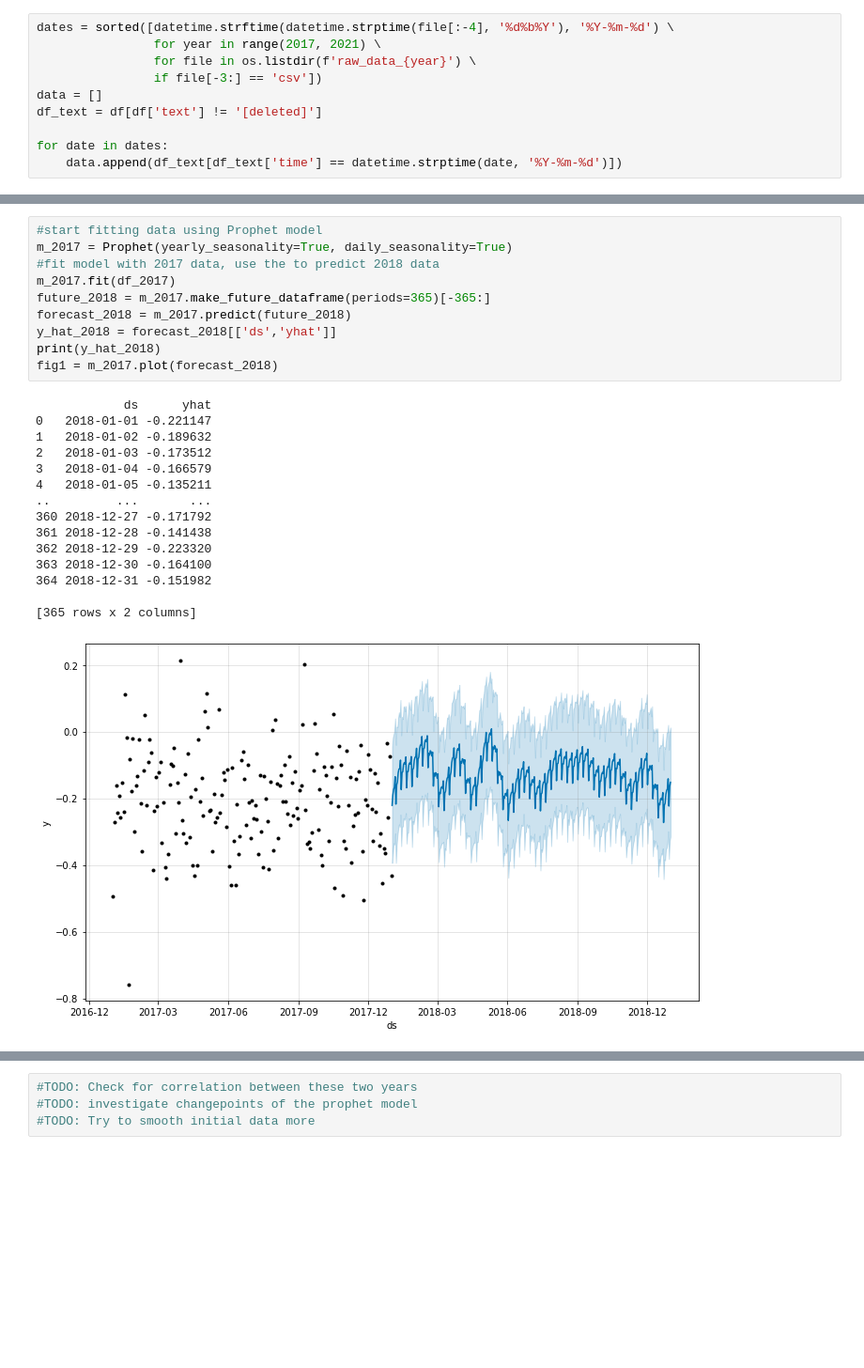
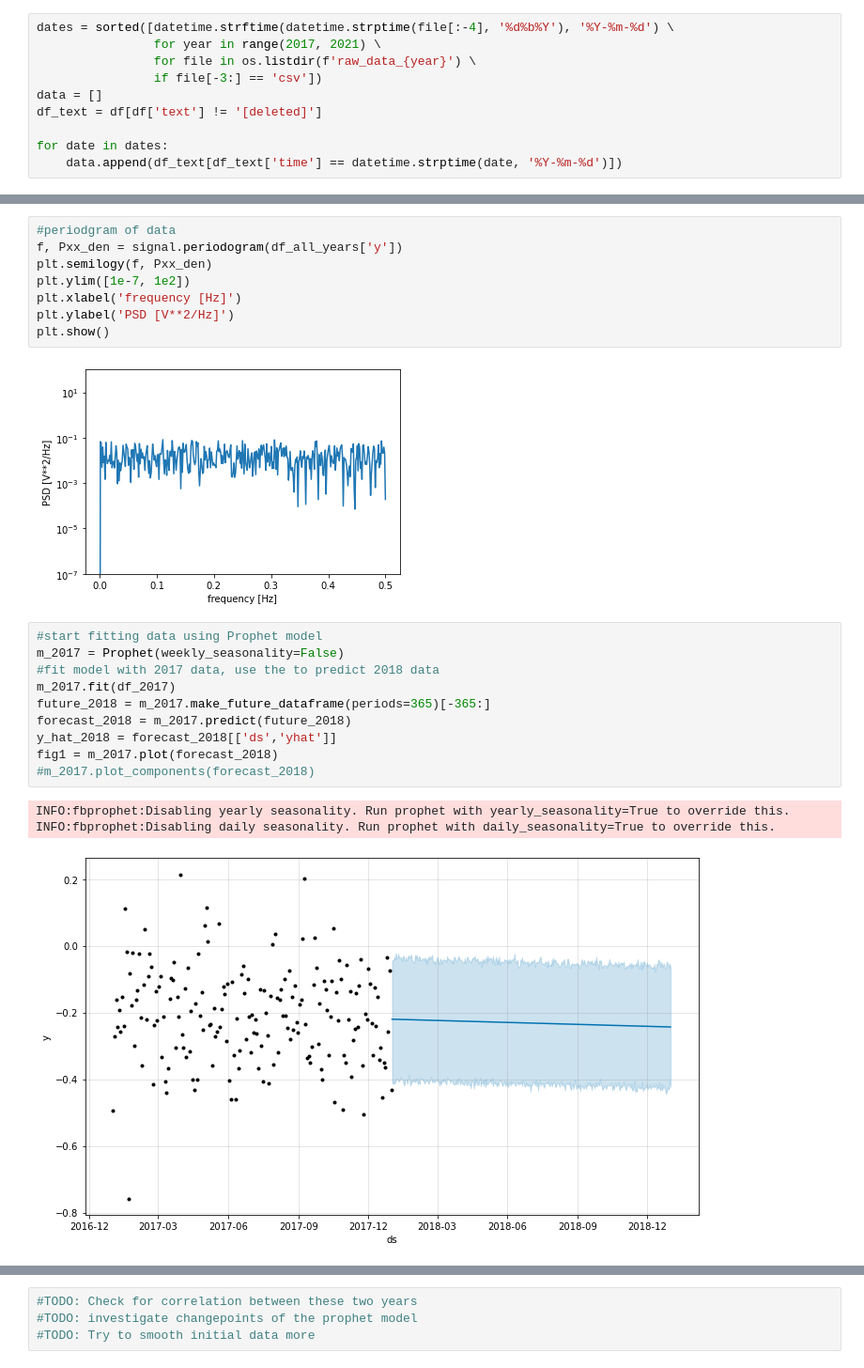
Before and after one commit to bermanjt/RedditMentalHealth, a Jupyter notebook: VADER_Prophet.ipynb, the cells around one changed output, grey strips where cells are left out. Shown at 94% size. Drawn from its saved outputs; the diff is of its cells as text; blank space fills up the shorter version.

Commit message:
Finished calculating correlation between all data, need to smooth using weekly average still

```diff
--- a/VADER_Prophet.ipynb
+++ b/VADER_Prophet.ipynb
@@ -269,29 +242,27 @@ print(df_2020)
+# %%
+#periodgram of data
+f, Pxx_den = signal.periodogram(df_all_years['y'])
+plt.semilogy(f, Pxx_den)
+plt.ylim([1e-7, 1e2])
+plt.xlabel('frequency [Hz]')
+plt.ylabel('PSD [V**2/Hz]')
+plt.show()
+# %% [output]
+[figure, added]
 # %%
 #start fitting data using Prophet model
-m_2017 = Prophet(yearly_seasonality=True, daily_seasonality=True)
+m_2017 = Prophet(weekly_seasonality=False)
 #fit model with 2017 data, use the to predict 2018 data
 m_2017.fit(df_2017)
 future_2018 = m_2017.make_future_dataframe(periods=365)[-365:]
 forecast_2018 = m_2017.predict(future_2018)
 y_hat_2018 = forecast_2018[['ds','yhat']]
-print(y_hat_2018)
 fig1 = m_2017.plot(forecast_2018)
+#m_2017.plot_components(forecast_2018)
 # %% [output]
-            ds      yhat
-0   2018-01-01 -0.221147
-1   2018-01-02 -0.189632
-2   2018-01-03 -0.173512
-3   2018-01-04 -0.166579
-4   2018-01-05 -0.135211
-..         ...       ...
-360 2018-12-27 -0.171792
-361 2018-12-28 -0.141438
-362 2018-12-29 -0.223320
-363 2018-12-30 -0.164100
-364 2018-12-31 -0.151982
-
-[365 rows x 2 columns]
+INFO:fbprophet:Disabling yearly seasonality. Run prophet with yearly_seasonality=True to override this.
+INFO:fbprophet:Disabling daily seasonality. Run prophet with daily_seasonality=True to override this.
-[figure, old version]
+[figure, new version]
 # %%
 #plot predicted_2018 vs true_2018 to check for similarities
 plt.plot(y_hat_2018['ds'], y_hat_2018['yhat'])
```
Also changed, not shown: parts of 12 cells of this notebook.
